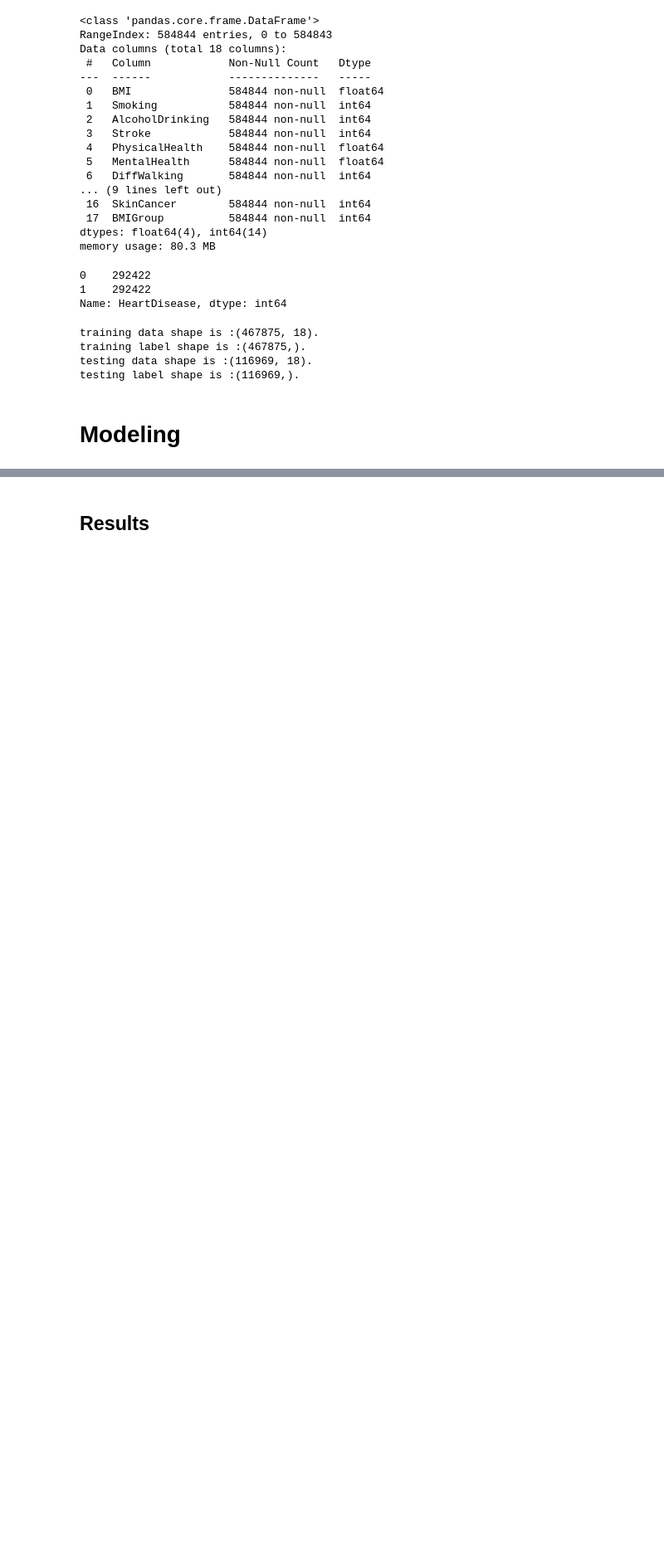
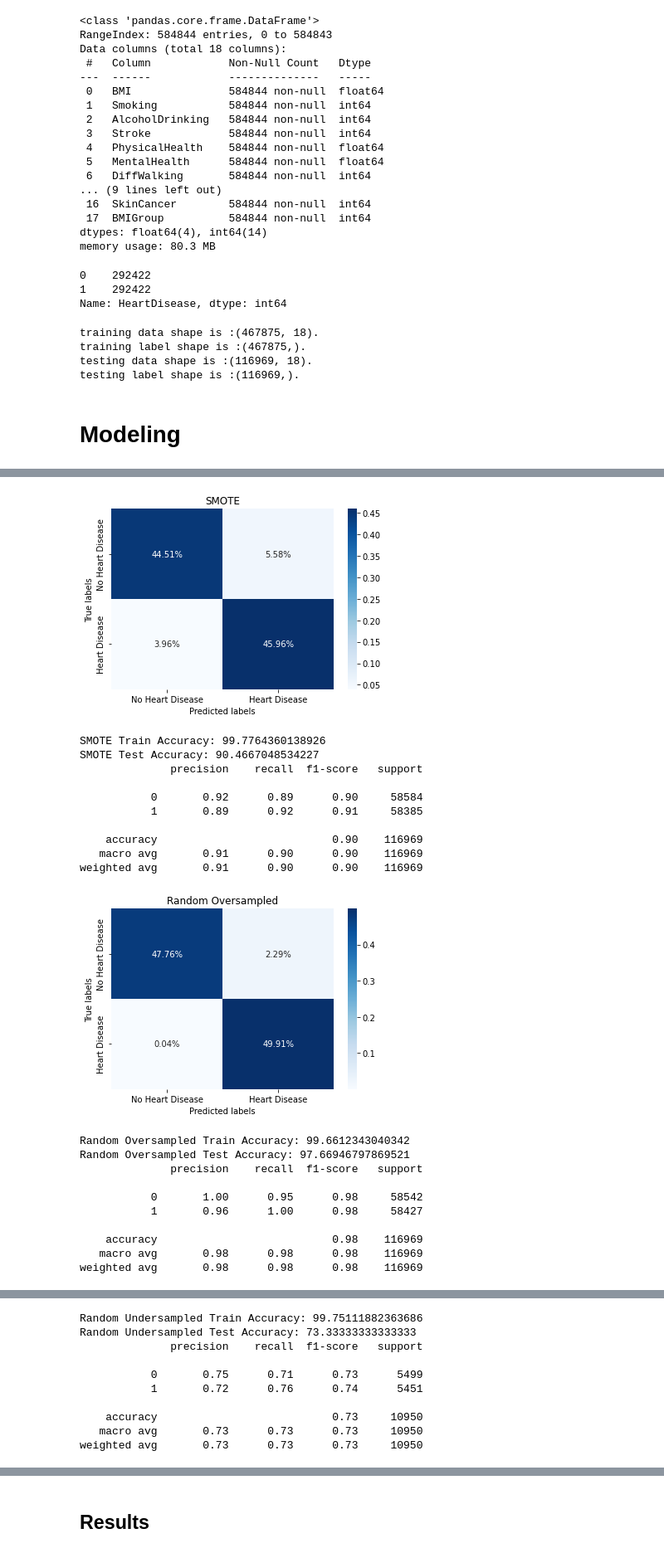
Before and after one commit to sophtsai/Heart-Disease-ML, a Jupyter notebook: Predicting_Heart_Disease_Final.ipynb, the cells around one changed output, grey strips where cells are left out. Shown at 83% size. Cells and saved outputs as stored; diff of their text form; code cells hidden in the pictures; blank space fills up the shorter version.

```diff
--- a/Predicting_Heart_Disease_Final.ipynb
+++ b/Predicting_Heart_Disease_Final.ipynb
@@ -607,0 +738,27 @@ weighted avg       0.77      0.77      0.77     10950
+# %%
+model = ExtraTreesClassifier(random_state=2023)
+# %%
+test_model("Extra Trees Classifier", model)
+# %% [output]
+[figure, added]
+SMOTE Train Accuracy: 99.7764360138926
+SMOTE Test Accuracy: 90.4667048534227
+              precision    recall  f1-score   support
+
+           0       0.92      0.89      0.90     58584
+           1       0.89      0.92      0.91     58385
+
+    accuracy                           0.90    116969
+   macro avg       0.91      0.90      0.90    116969
+weighted avg       0.91      0.90      0.90    116969
+[figure, added]
+Random Oversampled Train Accuracy: 99.6612343040342
+Random Oversampled Test Accuracy: 97.66946797869521
+              precision    recall  f1-score   support
+
+           0       1.00      0.95      0.98     58542
+           1       0.96      1.00      0.98     58427
+
+    accuracy                           0.98    116969
+   macro avg       0.98      0.98      0.98    116969
+weighted avg       0.98      0.98      0.98    116969
@@ -607,0 +766,10 @@ weighted avg       0.77      0.77      0.77     10950
+Random Undersampled Train Accuracy: 99.75111882363686
+Random Undersampled Test Accuracy: 73.33333333333333
+              precision    recall  f1-score   support
+
+           0       0.75      0.71      0.73      5499
+           1       0.72      0.76      0.74      5451
+
+    accuracy                           0.73     10950
+   macro avg       0.73      0.73      0.73     10950
+weighted avg       0.73      0.73      0.73     10950
```
Also changed, not shown: parts of 53 cells of this notebook.
